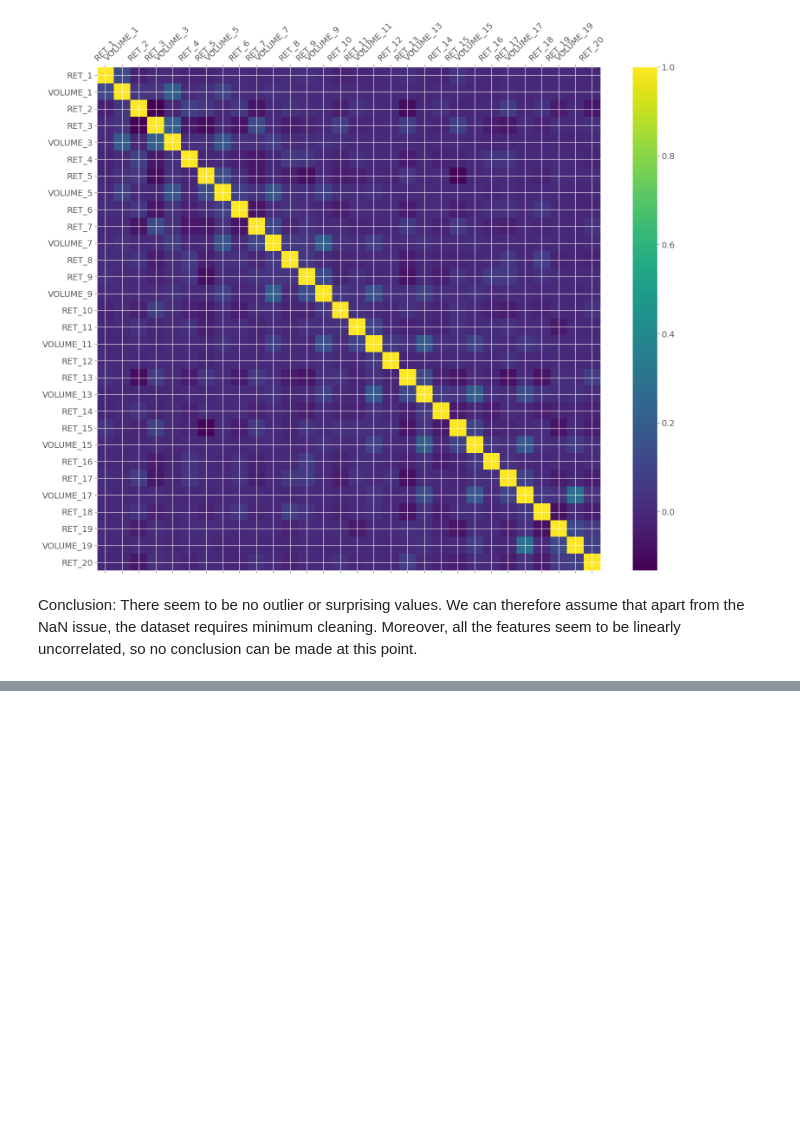
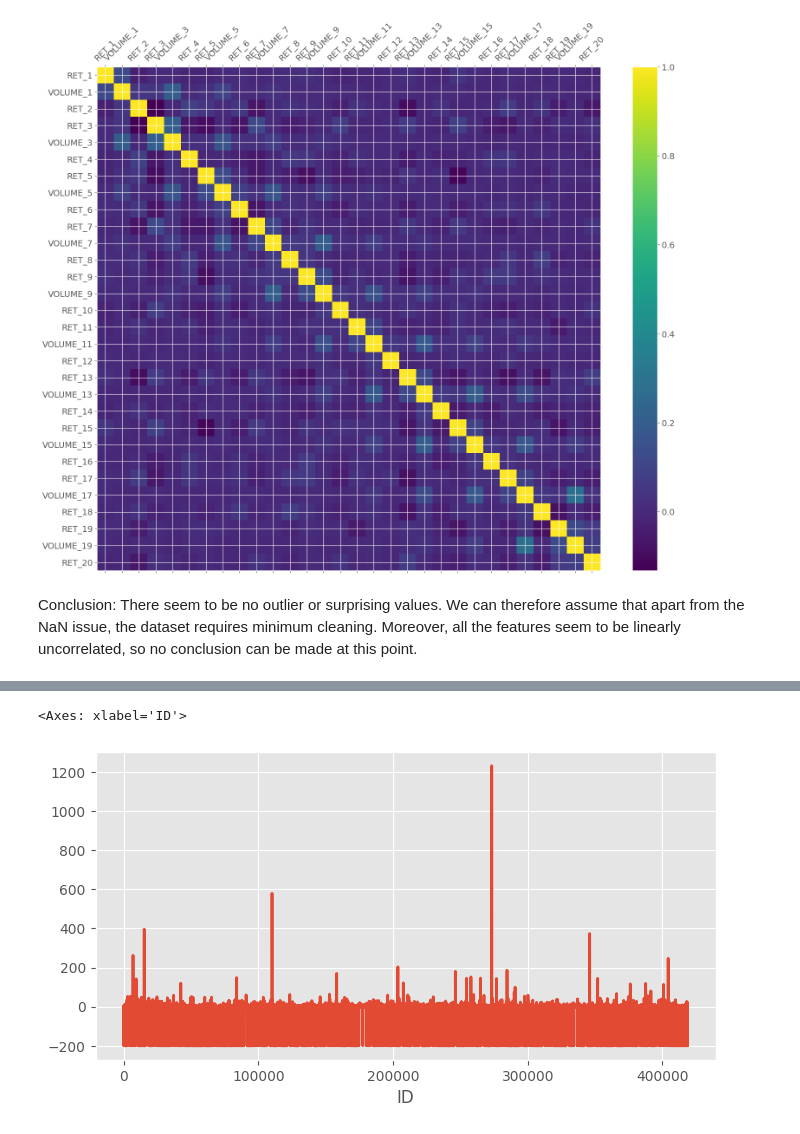
Before and after one commit to wantToL/statistical-methods-for-noisy-data, a Jupyter notebook: return-prediction.ipynb, the cells around one changed output, grey strips where cells are left out. Drawn from its saved outputs; the diff is of its cells as text; code cells hidden in the pictures; blank space fills up the shorter version.

```diff
--- a/return-prediction.ipynb
+++ b/return-prediction.ipynb
@@ -563,0 +291,5 @@ KeyError: 'Column not found: R_1'
+# %%
+X_train['VOLUME_1'].fillna(value = -200).plot()
+# %% [output]
+<Axes: xlabel='ID'>
+[figure, added]
```
Also changed, not shown: parts of 69 cells of this notebook.
